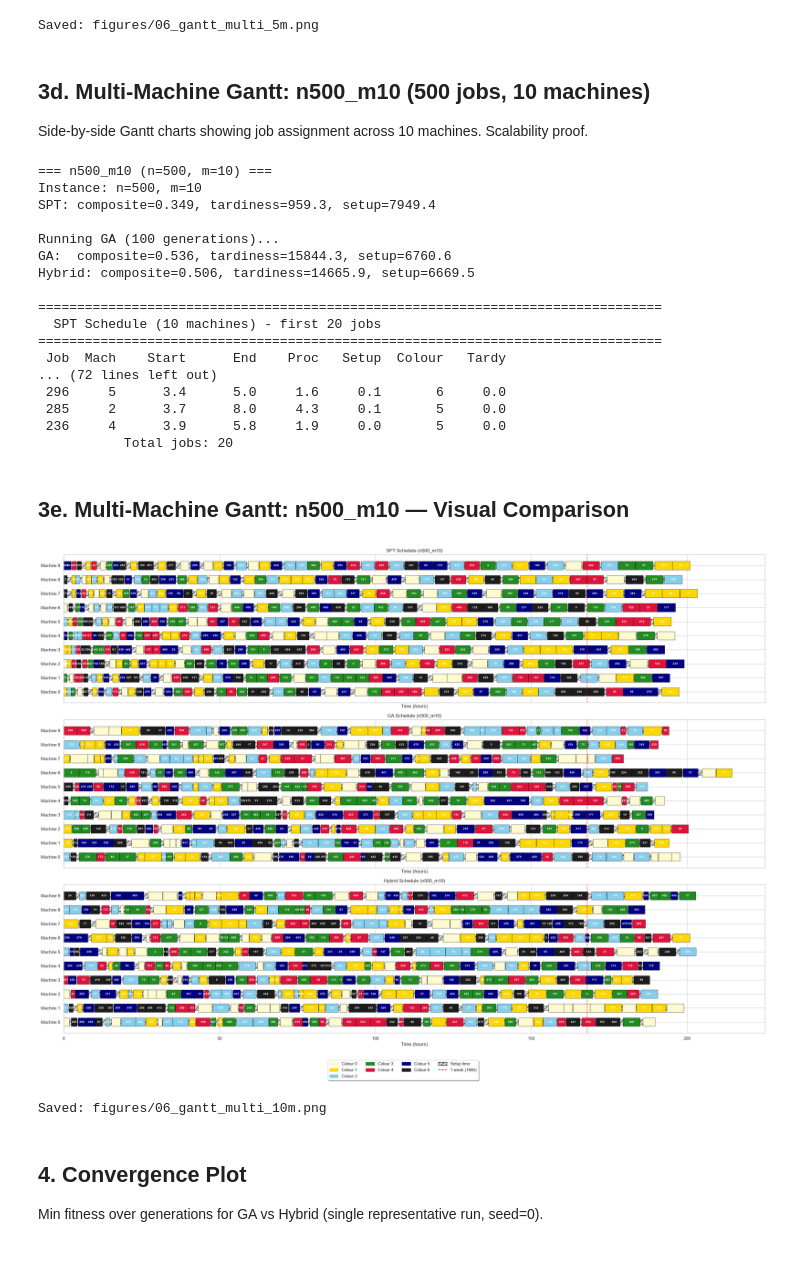
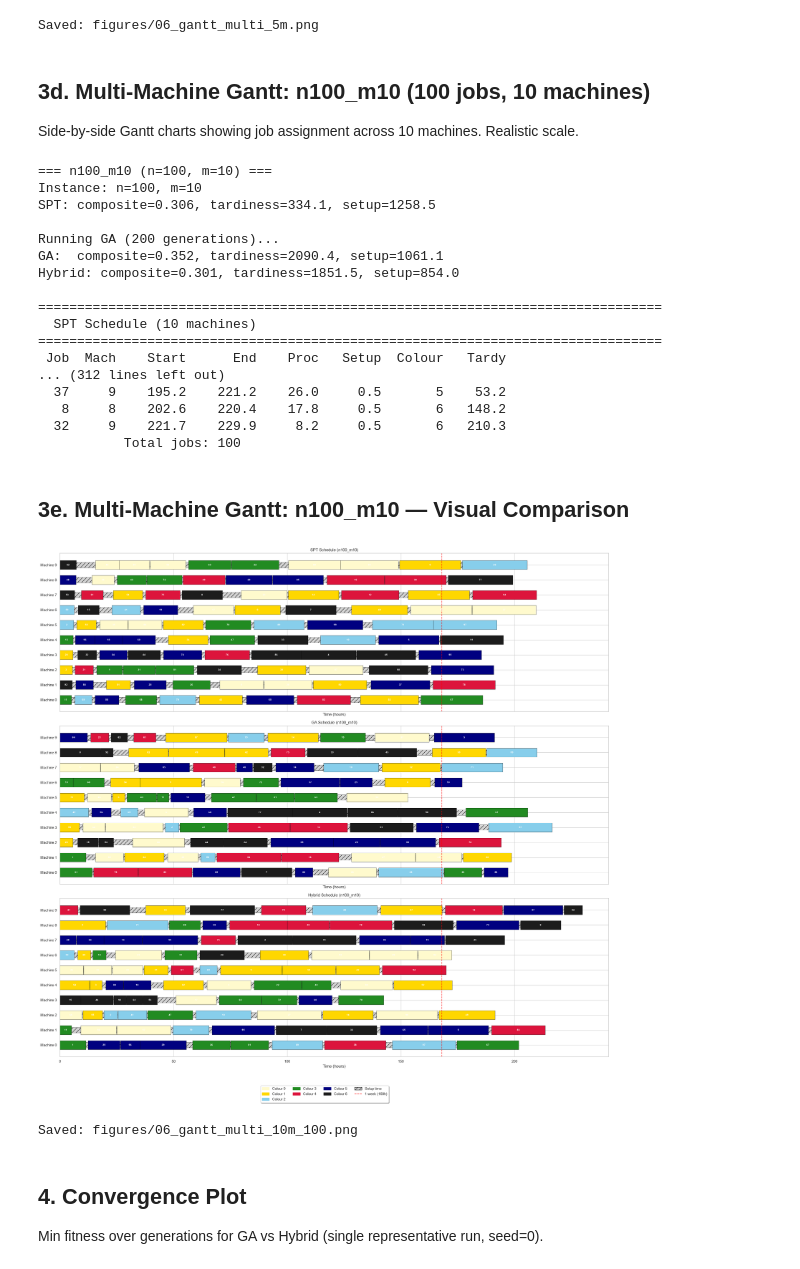
Before and after one commit to Gogula11/Dissertation, a Jupyter notebook: notebooks/06_visualisations.ipynb, the cells around one changed output. Saved outputs shown, nothing was run; the diff lists cells and outputs as text; code cells hidden in the pictures.

```diff
--- a/notebooks/06_visualisations.ipynb
+++ b/notebooks/06_visualisations.ipynb
@@ -188,12 +188,12 @@ print("Saved: figures/06_gantt_multi_5m.png")
 [figure]
 Saved: figures/06_gantt_multi_5m.png
 # %% [markdown]
-## 3d. Multi-Machine Gantt: n500_m10 (500 jobs, 10 machines)
+## 3d. Multi-Machine Gantt: n100_m10 (100 jobs, 10 machines)
 
-Side-by-side Gantt charts showing job assignment across 10 machines. Scalability proof.
+Side-by-side Gantt charts showing job assignment across 10 machines. Realistic scale.
 # %%
-print("\n=== n500_m10 (n=500, m=10) ===")
-inst_10m = generate_instance(n=500, m=10, seed=0)
+print("\n=== n100_m10 (n=100, m=10) ===")
+inst_10m = generate_instance(n=100, m=10, seed=0)
 print(f"Instance: n={inst_10m['n']}, m={inst_10m['m']}")
 
 # Run SPT
@@ -203,59 +203,59 @@ spt_result_10m = evaluate(spt_sigma_10m, inst_10m, alpha=0.5, f1_scale=f1s, f2_s
 spt_result_10m['best_sigma'] = spt_sigma_10m
 print(f"SPT: composite={spt_result_10m['composite']:.3f}, tardiness={spt_result_10m['weighted_tardiness']:.1f}, setup={spt_result_10m['setup_cost']:.1f}")
 
-# Run GA (100 gens for speed, seed=0)
-print("\nRunning GA (100 generations)...")
-ga_result_10m = run_ga(inst_10m, n_gen=100, pop_size=100, seed=0, verbose=False)
+# Run GA (200 gens, seed=0)
+print("\nRunning GA (200 generations)...")
+ga_result_10m = run_ga(inst_10m, n_gen=200, pop_size=100, seed=0, verbose=False)
 print(f"GA:  composite={ga_result_10m['best_fitness']:.3f}, tardiness={ga_result_10m['weighted_tardiness']:.1f}, setup={ga_result_10m['setup_cost']:.1f}")
 
 # Run Hybrid
 if hybrid_result is not None:
-    hybrid_result_10m = run_hybrid(inst_10m, model, seed=0, total_gens=100)
+    hybrid_result_10m = run_hybrid(inst_10m, model, seed=0)
     print(f"Hybrid: composite={hybrid_result_10m['composite']:.3f}, tardiness={hybrid_result_10m['weighted_tardiness']:.1f}, setup={hybrid_result_10m['setup_cost']:.1f}")
 else:
     hybrid_result_10m = None
-    print("⚠ No trained model found.")
+    print("\u26a0 No trained model found.")
 
-# Print schedule tables (first 20 jobs per schedule for readability)
-print_schedule(extract_schedule(spt_result_10m['best_sigma'], inst_10m)[:20], "SPT Schedule (10 machines) - first 20 jobs")
-print_schedule(extract_schedule(ga_result_10m['best_sigma'], inst_10m)[:20], "GA Schedule (10 machines) - first 20 jobs")
+# Print schedule tables
+print_schedule(extract_schedule(spt_result_10m['best_sigma'], inst_10m), "SPT Schedule (10 machines)")
+print_schedule(extract_schedule(ga_result_10m['best_sigma'], inst_10m), "GA Schedule (10 machines)")
 if hybrid_result_10m is not None:
-    print_schedule(extract_schedule(hybrid_result_10m['best_sigma'], inst_10m)[:20], "Hybrid Schedule (10 machines) - first 20 jobs")
+    print_schedule(extract_schedule(hybrid_result_10m['best_sigma'], inst_10m), "Hybrid Schedule (10 machines)")
 # %% [output]
-=== n500_m10 (n=500, m=10) ===
-Instance: n=500, m=10
-SPT: composite=0.349, tardiness=959.3, setup=7949.4
+=== n100_m10 (n=100, m=10) ===
+Instance: n=100, m=10
+SPT: composite=0.306, tardiness=334.1, setup=1258.5
 
-Running GA (100 generations)...
-GA:  composite=0.536, tardiness=15844.3, setup=6760.6
-Hybrid: composite=0.506, tardiness=14665.9, setup=6669.5
+Running GA (200 generations)...
+GA:  composite=0.352, tardiness=2090.4, setup=1061.1
+Hybrid: composite=0.301, tardiness=1851.5, setup=854.0
 
 ================================================================================
-  SPT Schedule (10 machines) - first 20 jobs
+  SPT Schedule (10 machines)
 ================================================================================
  Job  Mach    Start      End    Proc   Setup  Colour   Tardy
-... (72 lines left out)
- 296     5      3.4      5.0     1.6     0.1       6     0.0
- 285     2      3.7      8.0     4.3     0.1       5     0.0
- 236     4      3.9      5.8     1.9     0.0       5     0.0
-           Total jobs: 20
+... (312 lines left out)
+  37     9    195.2    221.2    26.0     0.5       5    53.2
+   8     8    202.6    220.4    17.8     0.5       6   148.2
+  32     9    221.7    229.9     8.2     0.5       6   210.3
+           Total jobs: 100
 # %% [markdown]
-## 3e. Multi-Machine Gantt: n500_m10 — Visual Comparison
+## 3e. Multi-Machine Gantt: n100_m10 — Visual Comparison
 # %%
-fig, axes = plt.subplots(3, 1, figsize=(26, 18), sharex=True)
+fig, axes = plt.subplots(3, 1, figsize=(24, 22), sharex=True)
 fig.subplots_adjust(top=0.95, hspace=0.35)
-plot_gantt(spt_result_10m['best_sigma'], inst_10m, title="SPT Schedule (n500_m10)", ax=axes[0], add_legend=False)
-plot_gantt(ga_result_10m['best_sigma'], inst_10m, title="GA Schedule (n500_m10)", ax=axes[1], add_legend=False)
+plot_gantt(spt_result_10m['best_sigma'], inst_10m, title="SPT Schedule (n100_m10)", ax=axes[0], add_legend=False)
+plot_gantt(ga_result_10m['best_sigma'], inst_10m, title="GA Schedule (n100_m10)", ax=axes[1], add_legend=False)
 if hybrid_result_10m is not None:
-    plot_gantt(hybrid_result_10m['best_sigma'], inst_10m, title="Hybrid Schedule (n500_m10)", ax=axes[2])
+    plot_gantt(hybrid_result_10m['best_sigma'], inst_10m, title="Hybrid Schedule (n100_m10)", ax=axes[2])
 
 plt.tight_layout()
-plt.savefig(os.path.join(root, "figures/06_gantt_multi_10m.png"), dpi=150, bbox_inches="tight")
+plt.savefig(os.path.join(root, "figures/06_gantt_multi_10m_100.png"), dpi=150, bbox_inches="tight")
 plt.show()
-print("Saved: figures/06_gantt_multi_10m.png")
+print("Saved: figures/06_gantt_multi_10m_100.png")
 # %% [output]
-[figure, old version]
+[figure, new version]
-Saved: figures/06_gantt_multi_10m.png
+Saved: figures/06_gantt_multi_10m_100.png
 # %% [markdown]
 ## 4. Convergence Plot
 
```
Also changed, not shown: parts of 1 cell of this notebook, 24 other files.
